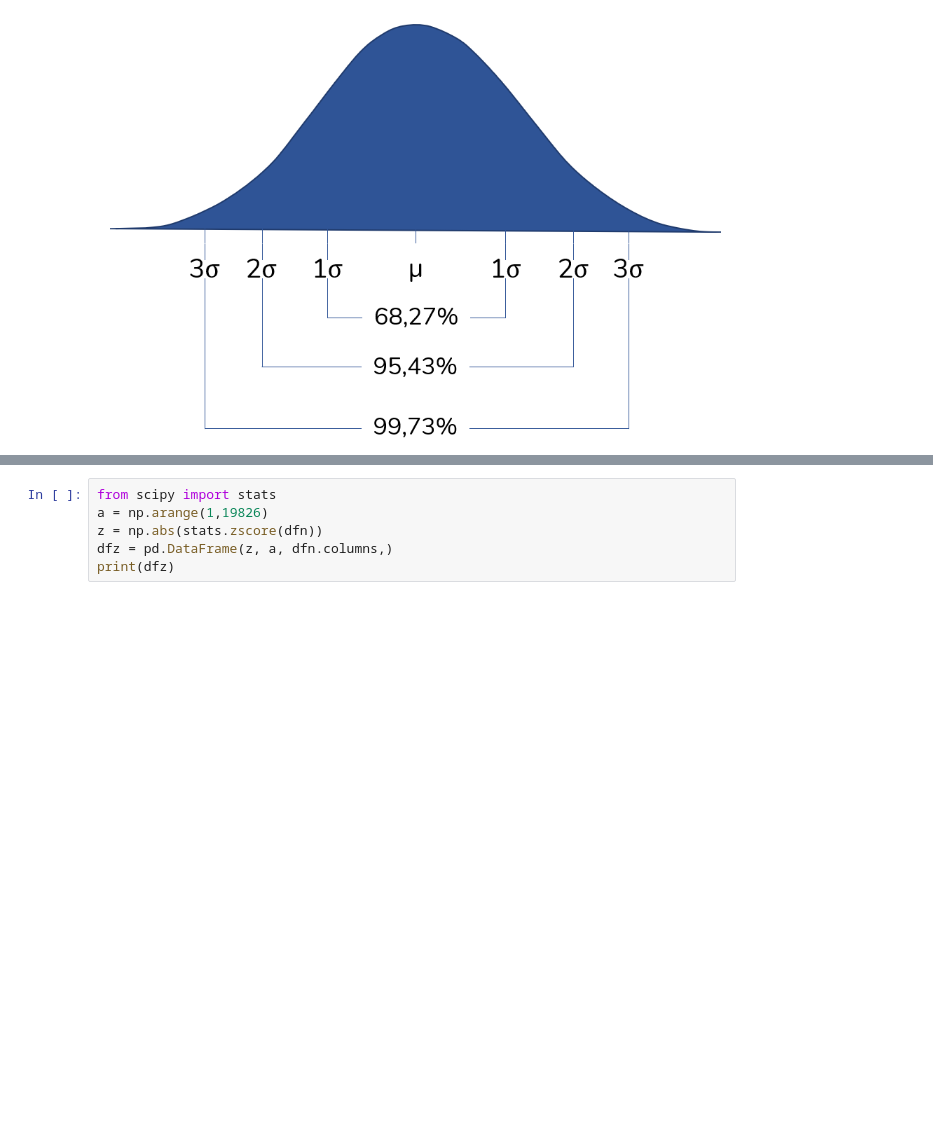
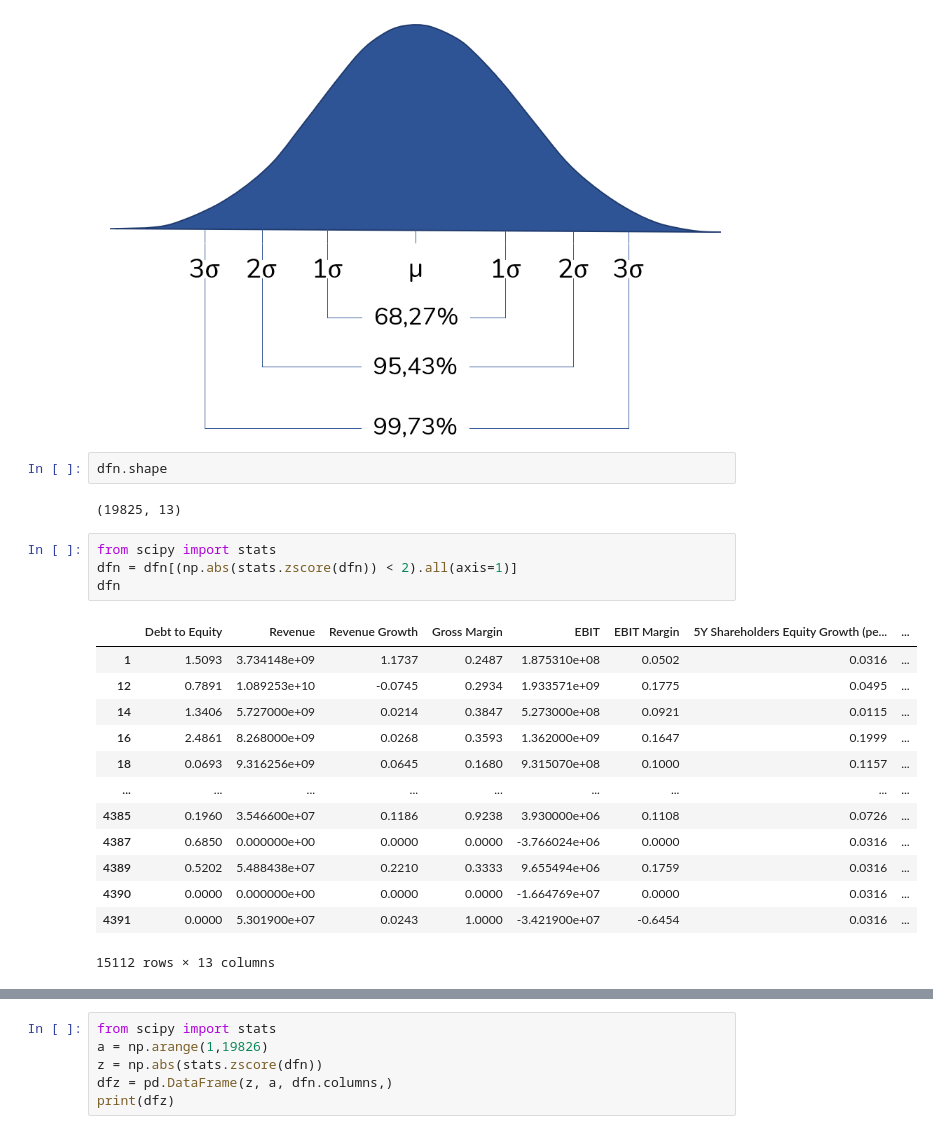
Before and after one commit to lonyty/MachineLearning, a Jupyter notebook: Data Cleaning.ipynb, the cells around one changed output, grey strips where cells are left out. Drawn from its saved outputs; the diff is of its cells as text; blank space fills up the shorter version.

```diff
--- a/Data Cleaning.ipynb
+++ b/Data Cleaning.ipynb
@@ -308,3 +308,25 @@ from IPython.display import Image
 Image(filename='Normalverteilung.png')
 # %% [output]
 [figure]
+# %%
+dfn.shape
+# %% [output]
+(19825, 13)
+# %%
+from scipy import stats
+dfn = dfn[(np.abs(stats.zscore(dfn)) < 2).all(axis=1)]
+dfn
+# %% [output]
+|  | Debt to Equity | Revenue | Revenue Growth | Gross Margin | EBIT | EBIT Margin | 5Y Shareholders Equity Growth (pe... | ... |
+| 1 | 1.5093 | 3.734148e+09 | 1.1737 | 0.2487 | 1.875310e+08 | 0.0502 | 0.0316 | ... |
+| 12 | 0.7891 | 1.089253e+10 | -0.0745 | 0.2934 | 1.933571e+09 | 0.1775 | 0.0495 | ... |
+| 14 | 1.3406 | 5.727000e+09 | 0.0214 | 0.3847 | 5.273000e+08 | 0.0921 | 0.0115 | ... |
+| 16 | 2.4861 | 8.268000e+09 | 0.0268 | 0.3593 | 1.362000e+09 | 0.1647 | 0.1999 | ... |
+| 18 | 0.0693 | 9.316256e+09 | 0.0645 | 0.1680 | 9.315070e+08 | 0.1000 | 0.1157 | ... |
+| ... | ... | ... | ... | ... | ... | ... | ... | ... |
+| 4385 | 0.1960 | 3.546600e+07 | 0.1186 | 0.9238 | 3.930000e+06 | 0.1108 | 0.0726 | ... |
+| 4387 | 0.6850 | 0.000000e+00 | 0.0000 | 0.0000 | -3.766024e+06 | 0.0000 | 0.0316 | ... |
+| 4389 | 0.5202 | 5.488438e+07 | 0.2210 | 0.3333 | 9.655494e+06 | 0.1759 | 0.0316 | ... |
+| 4390 | 0.0000 | 0.000000e+00 | 0.0000 | 0.0000 | -1.664769e+07 | 0.0000 | 0.0316 | ... |
+| 4391 | 0.0000 | 5.301900e+07 | 0.0243 | 1.0000 | -3.421900e+07 | -0.6454 | 0.0316 | ... |
+15112 rows × 13 columns
```
Also changed, not shown: parts of 5 cells of this notebook.
